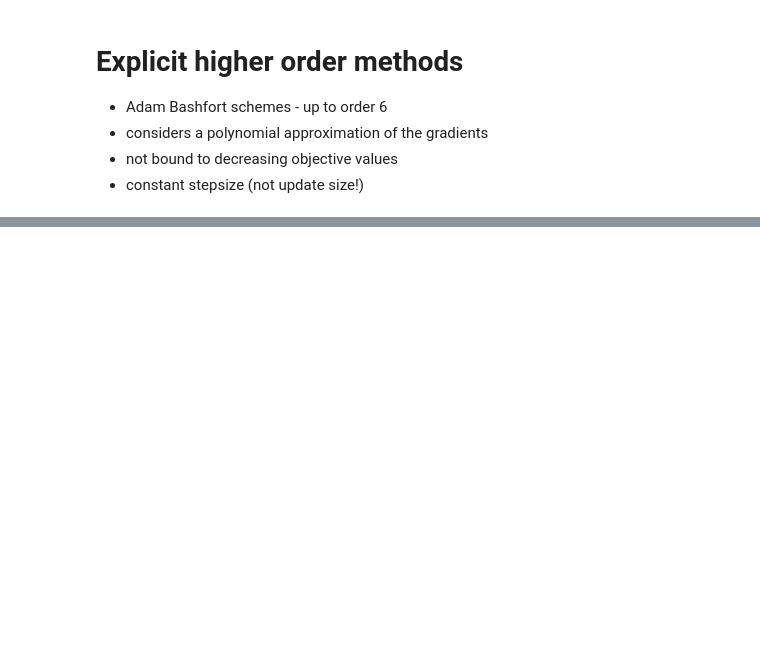
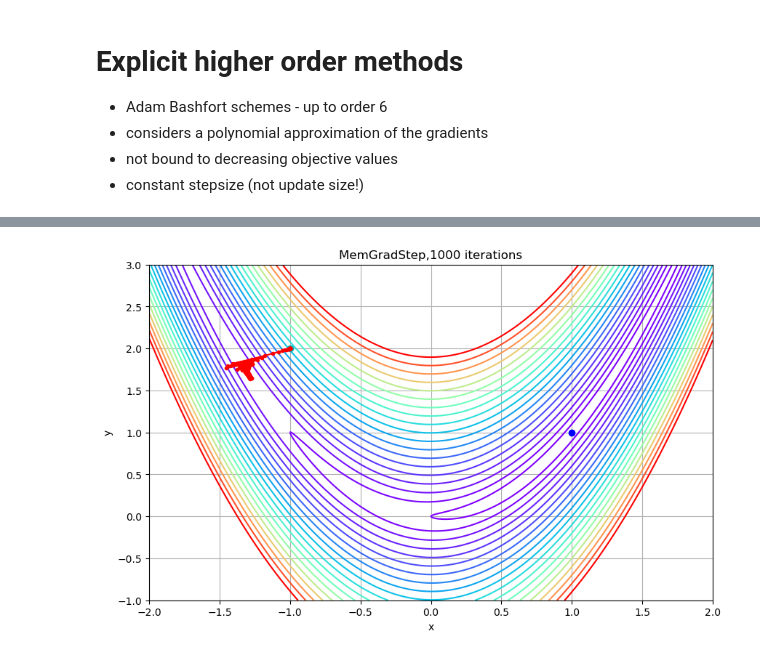
Before and after one commit to matthias-p-nowak/rosenbrock, a Jupyter notebook: rb-trial2.ipynb, the cells around one changed output, grey strips where cells are left out. Cells and saved outputs as stored; diff of their text form; code cells hidden in the pictures; blank space fills up the shorter version.

```diff
--- a/rb-trial2.ipynb
+++ b/rb-trial2.ipynb
@@ -137,10 +153,12 @@ plt.show()
 # %%
 prepPlot()
 mgs=memgradstep.MemGradStep(grad_rosenbrock,x0.copy(),decay=0.5,memory=10)
-path=mgs.iterate(1000)
+path=mgs.iterate(100)
 plt.plot(path[:,0],path[:,1],"r.-",label="calculated")
 plt.title("MemGradStep,1000 iterations")
 plt.show()
+# %% [output]
+[figure, added]
 # %%
 import adamtest
 # %%
```
Also changed, not shown: parts of 9 cells of this notebook.
